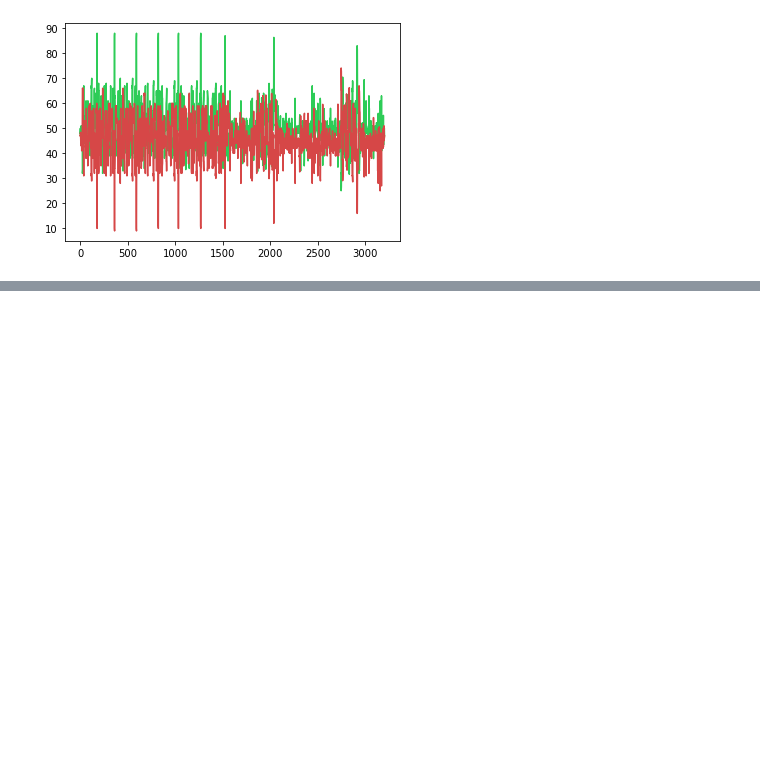
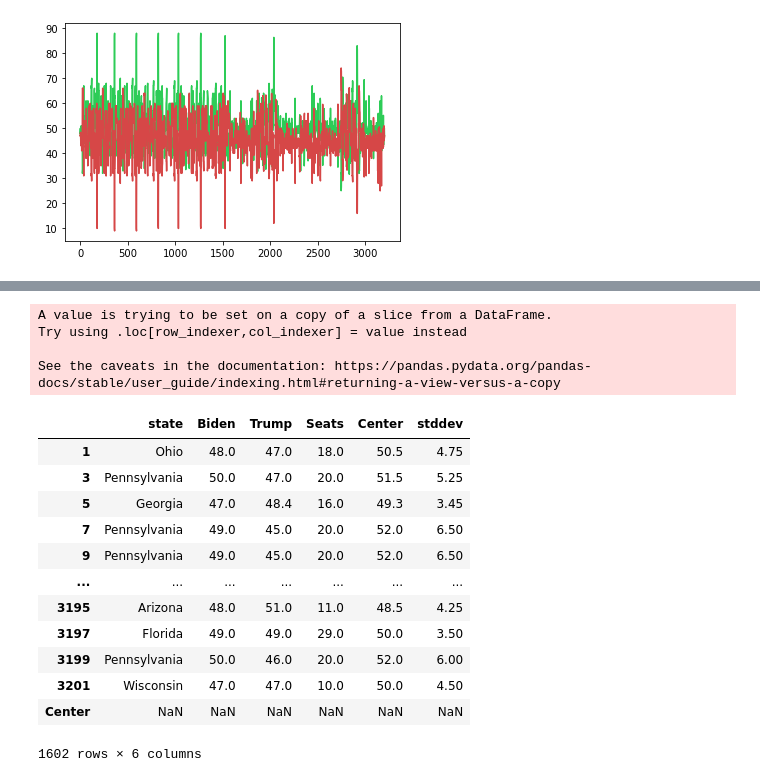
Before and after one commit to espSiyam/Data-Science--Analytics---AI-for-Business---the-Real-World-, a Jupyter notebook: Case Studies/US Presidential Election.ipynb, the cells around one changed output, grey strips where cells are left out. Cells and saved outputs as stored; diff of their text form; code cells hidden in the pictures; blank space fills up the shorter version.

```diff
--- a/Case Studies/US Presidential Election.ipynb
+++ b/Case Studies/US Presidential Election.ipynb
@@ -547,0 +566,3 @@ plt.plot(grouped.index, grouped.Trump, color="#d64747")
+# %%
+polls = grouped[['state','Biden','Trump','Seats']]
+polls.head()
@@ -547,0 +586,9 @@ plt.plot(grouped.index, grouped.Trump, color="#d64747")
+# %%
+def get_center(row):
+    """"Example calculation, Biden is 48, Trump is 47
+    48 + (100-47-48)/2 = 48 + 5/2 = 50.5
+    """
+    return row["Biden"] + (100 - row["Trump"] - row["Biden"]) / 2
+
+polls['Center'] = polls.apply(get_center, axis = 1)
+polls.head(0)
@@ -547,0 +601,24 @@ plt.plot(grouped.index, grouped.Trump, color="#d64747")
+# %%
+def get_deviation(row):
+    return (abs(row['Trump'] - row['Center'])/2)+3
+
+polls['stddev'] = polls.apply(get_deviation, axis=1)
+polls
+# %% [output]
+A value is trying to be set on a copy of a slice from a DataFrame.
+Try using .loc[row_indexer,col_indexer] = value instead
+
+See the caveats in the documentation: https://pandas.pydata.org/pandas-docs/stable/user_guide/indexing.html#returning-a-view-versus-a-copy
+|  | state | Biden | Trump | Seats | Center | stddev |
+| 1 | Ohio | 48.0 | 47.0 | 18.0 | 50.5 | 4.75 |
+| 3 | Pennsylvania | 50.0 | 47.0 | 20.0 | 51.5 | 5.25 |
+| 5 | Georgia | 47.0 | 48.4 | 16.0 | 49.3 | 3.45 |
+| 7 | Pennsylvania | 49.0 | 45.0 | 20.0 | 52.0 | 6.50 |
+| 9 | Pennsylvania | 49.0 | 45.0 | 20.0 | 52.0 | 6.50 |
+| ... | ... | ... | ... | ... | ... | ... |
+| 3195 | Arizona | 48.0 | 51.0 | 11.0 | 48.5 | 4.25 |
+| 3197 | Florida | 49.0 | 49.0 | 29.0 | 50.0 | 3.50 |
+| 3199 | Pennsylvania | 50.0 | 46.0 | 20.0 | 52.0 | 6.00 |
+| 3201 | Wisconsin | 47.0 | 47.0 | 10.0 | 50.0 | 4.50 |
+| Center | NaN | NaN | NaN | NaN | NaN | NaN |
+1602 rows × 6 columns
```
Also changed, not shown: parts of 11 cells of this notebook.
